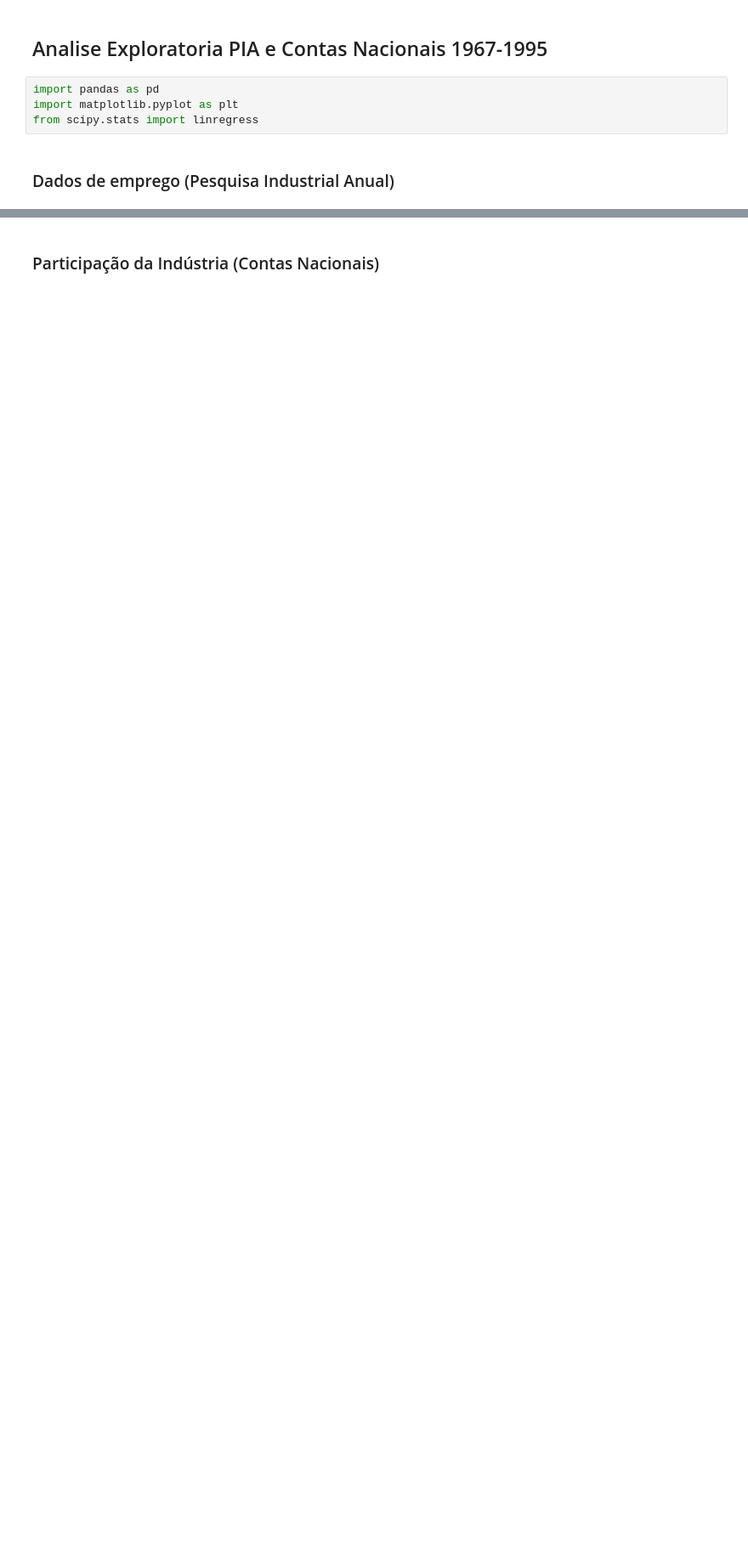
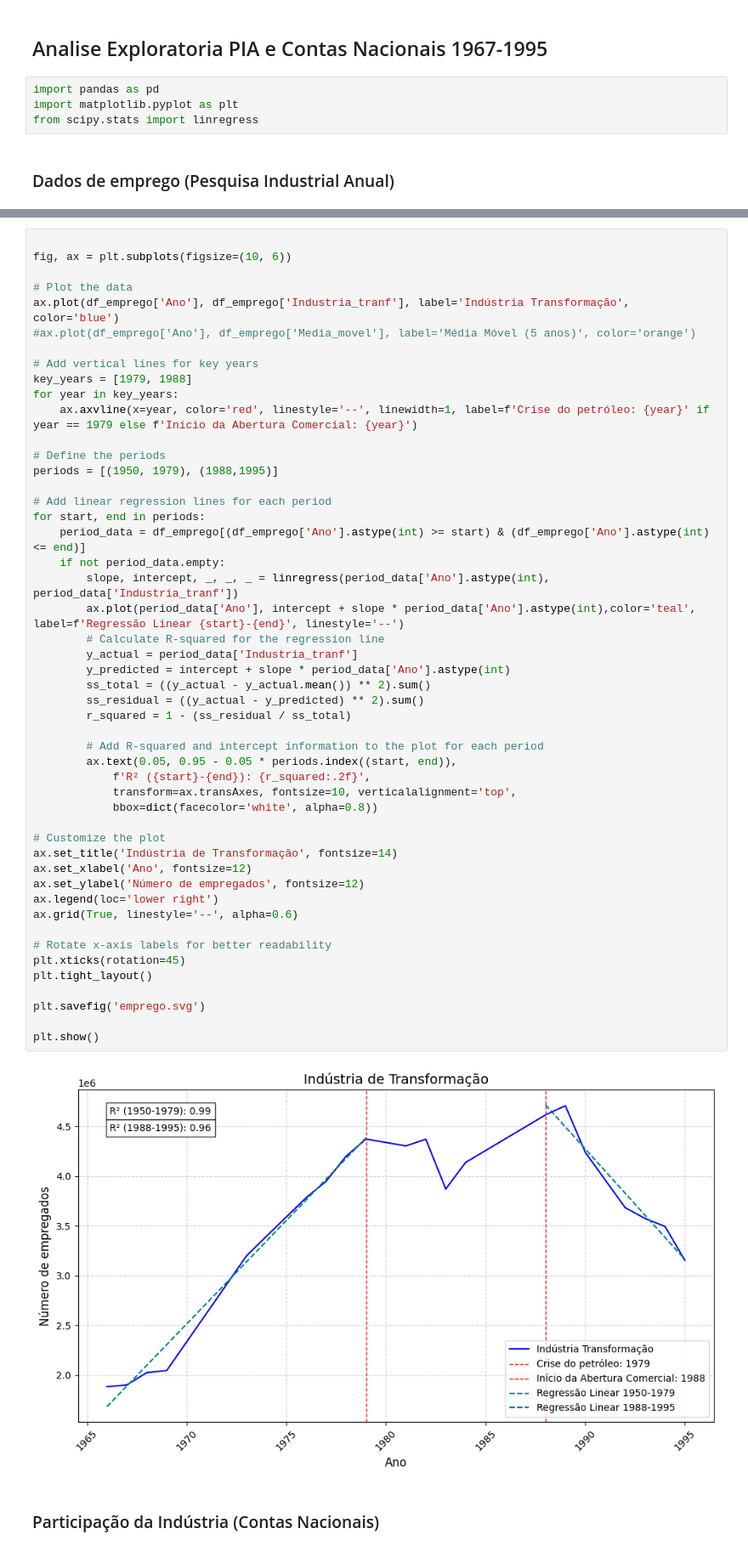
Before and after one commit to leoaucar/deindustrialization_db, a Jupyter notebook: analise copy.ipynb, the cells around one changed output, grey strips where cells are left out. Shown at 85% size. Drawn from its saved outputs; the diff is of its cells as text; blank space fills up the shorter version.

```diff
--- a/analise copy.ipynb
+++ b/analise copy.ipynb
@@ -75,3 +43,54 @@ plt.show()
+# %%
+
+fig, ax = plt.subplots(figsize=(10, 6))
+
+# Plot the data
+ax.plot(df_emprego['Ano'], df_emprego['Industria_tranf'], label='Indústria Transformação', color='blue')
+#ax.plot(df_emprego['Ano'], df_emprego['Media_movel'], label='Média Móvel (5 anos)', color='orange')
+
+# Add vertical lines for key years
+key_years = [1979, 1988]
+for year in key_years:
+    ax.axvline(x=year, color='red', linestyle='--', linewidth=1, label=f'Crise do petróleo: {year}' if year == 1979 else f'Início da Abertura Comercial: {year}')
+
+# Define the periods
+periods = [(1950, 1979), (1988,1995)]
+
+# Add linear regression lines for each period
+for start, end in periods:
+    period_data = df_emprego[(df_emprego['Ano'].astype(int) >= start) & (df_emprego['Ano'].astype(int) <= end)]
+    if not period_data.empty:
+        slope, intercept, _, _, _ = linregress(period_data['Ano'].astype(int), period_data['Industria_tranf'])
+        ax.plot(period_data['Ano'], intercept + slope * period_data['Ano'].astype(int),color='teal', label=f'Regressão Linear {start}-{end}', linestyle='--')
+        # Calculate R-squared for the regression line
+        y_actual = period_data['Industria_tranf']
+        y_predicted = intercept + slope * period_data['Ano'].astype(int)
+        ss_total = ((y_actual - y_actual.mean()) ** 2).sum()
+        ss_residual = ((y_actual - y_predicted) ** 2).sum()
+        r_squared = 1 - (ss_residual / ss_total)
+
+        # Add R-squared and intercept information to the plot for each period
+        ax.text(0.05, 0.95 - 0.05 * periods.index((start, end)),
+            f'R² ({start}-{end}): {r_squared:.2f}',
+            transform=ax.transAxes, fontsize=10, verticalalignment='top',
+            bbox=dict(facecolor='white', alpha=0.8))
+
+# Customize the plot
+ax.set_title('Indústria de Transformação', fontsize=14)
+ax.set_xlabel('Ano', fontsize=12)
+ax.set_ylabel('Número de empregados', fontsize=12)
+ax.legend(loc='lower right')
+ax.grid(True, linestyle='--', alpha=0.6)
+
+# Rotate x-axis labels for better readability
+plt.xticks(rotation=45)
+plt.tight_layout()
+
+plt.savefig('emprego.svg')
+
+plt.show()
+# %% [output]
+[figure, added]
 # %% [markdown]
 ### Participação da Indústria (Contas Nacionais)
 # %%
```
Also changed, not shown: parts of 2 cells of this notebook, 4 other files.
